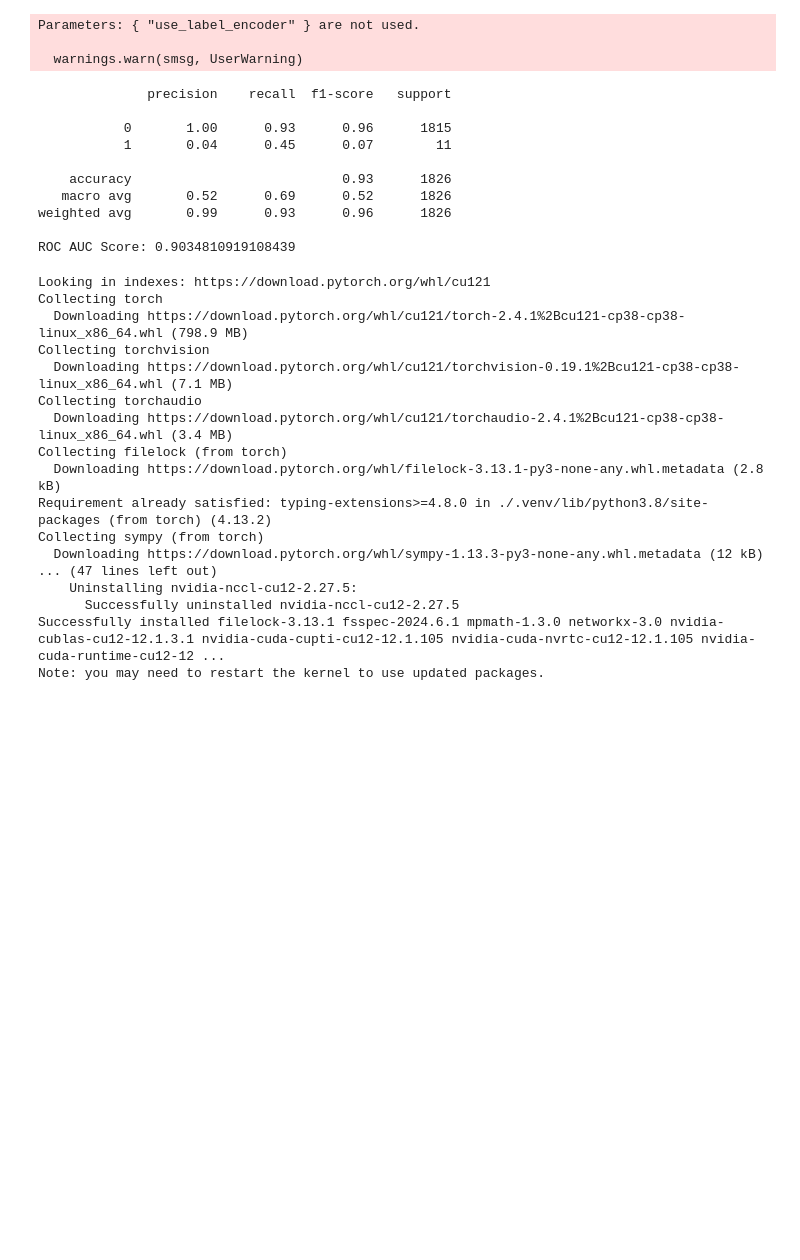
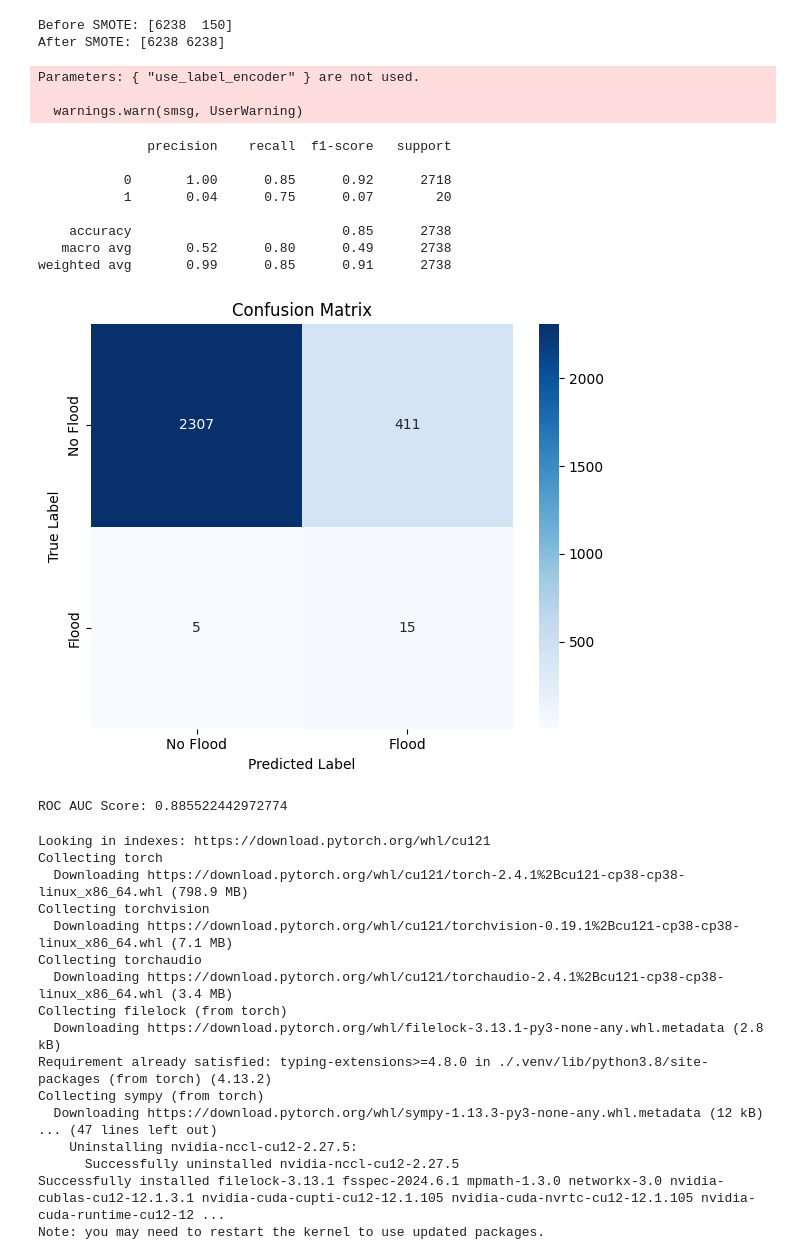
Before and after one commit to Kaos1105/flood-prediction, a Jupyter notebook: flood_model.ipynb, the cells around one changed output. Saved outputs shown, nothing was run; the diff lists cells and outputs as text; code cells hidden in the pictures; blank space fills up the shorter version.

Commit message:
update model for predict flood

```diff
--- a/flood_model.ipynb
+++ b/flood_model.ipynb
@@ -25,19 +27,23 @@ import pandas as pd
 import numpy as np
 from sklearn.preprocessing import StandardScaler
 from sklearn.metrics import classification_report, roc_auc_score
+from sklearn.metrics import confusion_matrix
 from xgboost import XGBClassifier
 
 # ----------------------------
 # Config
 # ----------------------------
-WINDOW_SIZE = 5  # use past 5 days
+WINDOW_SIZE = 2  # use past 2 days
 RANDOM_STATE = 8
+WEIGHTED_RATIO_MULTIPLIER = 1.5
+CUSTOM_THRESHOLD = 0.25  # custom threshold for classification
 
 # ----------------------------
 # 1. Load Data
 # ----------------------------
 df = pd.read_csv("dataset/flood_features.csv", parse_dates=["date"],
                  date_parser=lambda x: pd.to_datetime(x, format="%m/%d/%Y"))
+
 df.drop(columns=[".geo", "system:index"], inplace=True)  # drop index column if exists
 flood_dates = pd.read_csv("flood_ground_truth.csv", parse_dates=["Flood Date"])
 
@@ -59,7 +65,7 @@ base_features = [
     "rainfall_std_mm",
     "soil_moisture_top10cm_mm",
     "subsurface_runoff_mm",
-    "surface_runoff_mm"
+    "surface_runoff_mm",
 ]
 
 # Replace 0 with NaN (only if 0 indicates missing)
@@ -73,7 +79,9 @@ df['doy'] = df['date'].dt.dayofyear
 for col in base_features:
     seasonal_avg = df.groupby('doy')[col].transform('mean')
     df[col] = df[col].fillna(seasonal_avg)
-
+# Feature engineering: create cumulative rainfall features
+df["rainfall_5day_cumulative_mm"] = df["rainfall_mean_mm"].rolling(5).sum()
+df["rainfall_7day_cumulative_mm"] = df["rainfall_mean_mm"].rolling(7).sum()
 # Drop the helper column
 df.drop(columns=['doy'], inplace=True)
 
@@ -90,12 +98,12 @@ df = df.dropna().reset_index(drop=True)
 # ----------------------------
 # 4. Prepare Train/Test Sets (Chronological Split)
 # ----------------------------
-split_index = int(len(df) * 0.8)
+split_index = int(len(df) * 0.7)
 train_df = df.iloc[:split_index]
 test_df = df.iloc[split_index:]
 
 # X: use only lag features
-X_train = train_df.drop(columns=["date", "is_flood"] + base_features)
-X_test = test_df.drop(columns=["date", "is_flood"] + base_features)
+X_train = train_df.drop(columns=["date", "is_flood", "rainfall_5day_cumulative_mm", "rainfall_7day_cumulative_mm"] + base_features)
+X_test = test_df.drop(columns=["date", "is_flood", "rainfall_5day_cumulative_mm", "rainfall_7day_cumulative_mm"] + base_features)
 y_train = train_df["is_flood"]
 y_test = test_df["is_flood"]
@@ -102,55 +147,55 @@ y_test = test_df["is_flood"]
 # %%
-def xgboost_classification_report(X_train, X_test, y_train, y_test):
-    # ----------------------------
-    # 5. Scale Features
-    # ----------------------------
-    scaler = StandardScaler()
-    X_train_scaled = scaler.fit_transform(X_train)
-    X_test_scaled = scaler.transform(X_test)
+def xgboost_classification_report(X_train_scaled, X_test_scaled, y_train, y_test):
 
     # ----------------------------
     # 6. Train XGBoost Classifier
     # ----------------------------
 
     # Calculate class imbalance ratio
-    scale_pos_weight = (y_train == 0).sum() / (y_train == 1).sum()
+    scale_pos_weight = (y_train == 0).sum() / (y_train == 1).sum() * WEIGHTED_RATIO_MULTIPLIER
 
     xgb = XGBClassifier(
         n_estimators=100,
         max_depth=5,
         learning_rate=0.1,
         scale_pos_weight=scale_pos_weight,
         use_label_encoder=False,
-        eval_metric='logloss',
+           eval_metric='aucpr',
         random_state=RANDOM_STATE
     )
 
     xgb.fit(X_train_scaled, y_train)
 
     # ----------------------------
     # 7. Evaluate Model
     # ----------------------------
-    y_pred = xgb.predict(X_test_scaled)
+    # Predict probability of flood (class 1)
     y_prob = xgb.predict_proba(X_test_scaled)[:, 1]
+    # Apply custom threshold
+    y_pred = (y_prob > CUSTOM_THRESHOLD).astype(int)
 
     print(classification_report(y_test, y_pred))
+    confusion_matrix_report(y_test, y_pred)
     print("ROC AUC Score:", roc_auc_score(y_test, y_prob))
 
-xgboost_classification_report(X_train, X_test, y_train, y_test)
+X_train_resampled, y_train_resampled = apply_smote(X_train_scaled, y_train)
+xgboost_classification_report(X_train_resampled, X_test_scaled, y_train_resampled, y_test)
 # %% [output]
-Parameters: { "use_label_encoder" } are not used.
-
-  warnings.warn(smsg, UserWarning)
+Before SMOTE: [6238  150]
+After SMOTE: [6238 6238]
-              precision    recall  f1-score   support
+Parameters: { "use_label_encoder" } are not used.
 
-           0       1.00      0.93      0.96      1815
-           1       0.04      0.45      0.07        11
-
-    accuracy                           0.93      1826
-   macro avg       0.52      0.69      0.52      1826
-weighted avg       0.99      0.93      0.96      1826
-
-ROC AUC Score: 0.9034810919108439
+  warnings.warn(smsg, UserWarning)
+              precision    recall  f1-score   support
+
+           0       1.00      0.85      0.92      2718
+           1       0.04      0.75      0.07        20
+
+    accuracy                           0.85      2738
+   macro avg       0.52      0.80      0.49      2738
+weighted avg       0.99      0.85      0.91      2738
+[figure, added]
+ROC AUC Score: 0.885522442972774
 # %%
 %pip install torch torchvision torchaudio --index-url https://download.pytorch.org/whl/cu121
 # %% [output]
```
Also changed, not shown: parts of 3 cells of this notebook.
